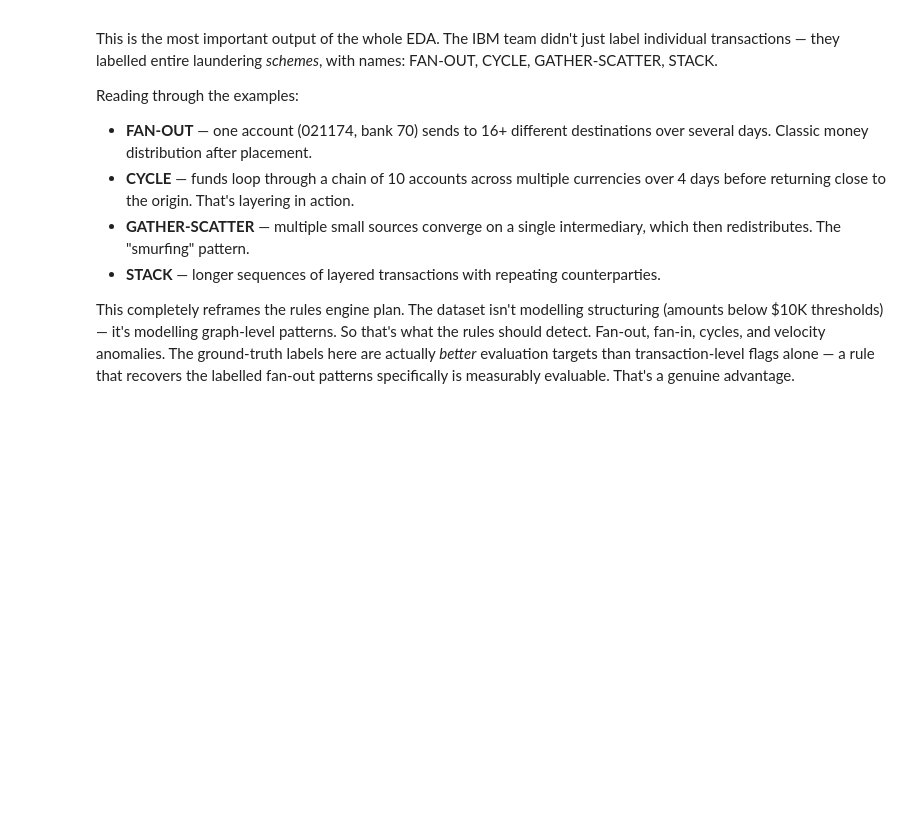
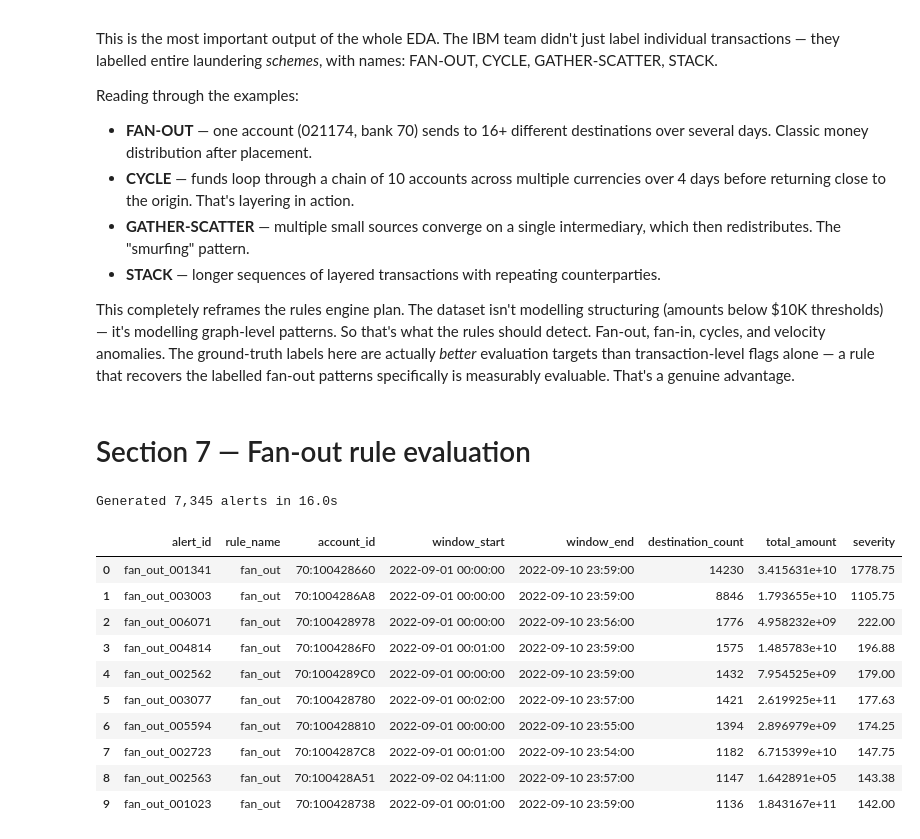
Before and after one commit to abyudh-kattemane/fincrime-sentinel, a Jupyter notebook: notebooks/01_eda.ipynb, the cells around one changed output. Cells and saved outputs as stored; diff of their text form; code cells hidden in the pictures; blank space fills up the shorter version.

```diff
--- a/notebooks/01_eda.ipynb
+++ b/notebooks/01_eda.ipynb
@@ -746,3 +746,5 @@ So that's what the rules should detect. Fan-out, fan-in, cycles, and velocity
 anomalies. The ground-truth labels here are actually *better* evaluation targets
 than transaction-level flags alone — a rule that recovers the labelled fan-out
 patterns specifically is measurably evaluable. That's a genuine advantage.
+# %% [markdown]
+# Section 7 — Fan-out rule evaluation
@@ -748,0 +757,73 @@ patterns specifically is measurably evaluable. That's a genuine advantage.
+# %%
+import time
+
+con = duckdb.connect()
+con.execute(f"""
+    CREATE OR REPLACE VIEW transactions AS
+    SELECT * FROM '{PROCESSED}/transactions.parquet'
+""")
+
+start = time.time()
+
+alerts = con.execute("""
+    WITH window_agg AS (
+        SELECT
+            from_bank::VARCHAR || ':' || account_from AS source_id,
+            timestamp,
+            COUNT(DISTINCT account_to) OVER (
+                PARTITION BY from_bank, account_from
+                ORDER BY timestamp
+                RANGE BETWEEN INTERVAL '5 days' PRECEDING
+                          AND CURRENT ROW
+            ) AS destination_count,
+            SUM(amount_paid) OVER (
+                PARTITION BY from_bank, account_from
+                ORDER BY timestamp
+                RANGE BETWEEN INTERVAL '5 days' PRECEDING
+                          AND CURRENT ROW
+            ) AS window_total
+        FROM transactions
+    ),
+    flagged AS (
+        SELECT
+            source_id,
+            MIN(timestamp) AS window_start,
+            MAX(timestamp) AS window_end,
+            MAX(destination_count) AS destination_count,
+            MAX(window_total)      AS total_amount
+        FROM window_agg
+        WHERE destination_count >= 8
+          AND window_total      >= 50000
+        GROUP BY source_id
+    )
+    SELECT
+        'fan_out_' || LPAD(CAST(ROW_NUMBER() OVER () AS VARCHAR), 6, '0')
+            AS alert_id,
+        'fan_out'   AS rule_name,
+        source_id   AS account_id,
+        window_start,
+        window_end,
+        destination_count,
+        total_amount,
+        ROUND(destination_count / 8.0, 2) AS severity
+    FROM flagged
+    ORDER BY severity DESC
+""").df()
+
+elapsed = time.time() - start
+
+print(f"Generated {len(alerts):,} alerts in {elapsed:.1f}s")
+alerts.head(10)
+# %% [output]
+Generated 7,345 alerts in 16.0s
+|  | alert_id | rule_name | account_id | window_start | window_end | destination_count | total_amount | severity |
+| 0 | fan_out_001341 | fan_out | 70:100428660 | 2022-09-01 00:00:00 | 2022-09-10 23:59:00 | 14230 | 3.415631e+10 | 1778.75 |
+| 1 | fan_out_003003 | fan_out | 70:1004286A8 | 2022-09-01 00:00:00 | 2022-09-10 23:59:00 | 8846 | 1.793655e+10 | 1105.75 |
+| 2 | fan_out_006071 | fan_out | 70:100428978 | 2022-09-01 00:00:00 | 2022-09-10 23:56:00 | 1776 | 4.958232e+09 | 222.00 |
+| 3 | fan_out_004814 | fan_out | 70:1004286F0 | 2022-09-01 00:01:00 | 2022-09-10 23:59:00 | 1575 | 1.485783e+10 | 196.88 |
+| 4 | fan_out_002562 | fan_out | 70:1004289C0 | 2022-09-01 00:00:00 | 2022-09-10 23:59:00 | 1432 | 7.954525e+09 | 179.00 |
+| 5 | fan_out_003077 | fan_out | 70:100428780 | 2022-09-01 00:02:00 | 2022-09-10 23:57:00 | 1421 | 2.619925e+11 | 177.63 |
+| 6 | fan_out_005594 | fan_out | 70:100428810 | 2022-09-01 00:00:00 | 2022-09-10 23:55:00 | 1394 | 2.896979e+09 | 174.25 |
+| 7 | fan_out_002723 | fan_out | 70:1004287C8 | 2022-09-01 00:01:00 | 2022-09-10 23:54:00 | 1182 | 6.715399e+10 | 147.75 |
+| 8 | fan_out_002563 | fan_out | 70:100428A51 | 2022-09-02 04:11:00 | 2022-09-10 23:57:00 | 1147 | 1.642891e+05 | 143.38 |
+| 9 | fan_out_001023 | fan_out | 70:100428738 | 2022-09-01 00:01:00 | 2022-09-10 23:59:00 | 1136 | 1.843167e+11 | 142.00 |
```
Also changed, not shown: parts of 6 cells of this notebook.
